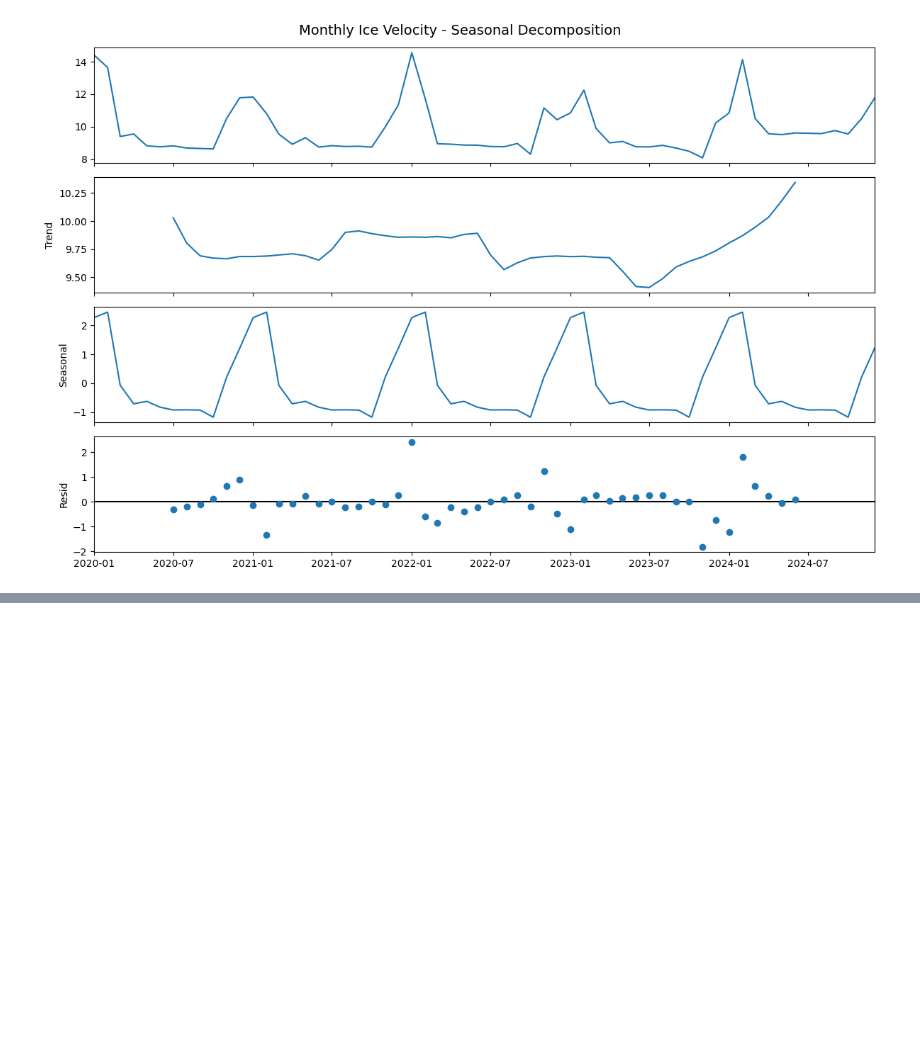
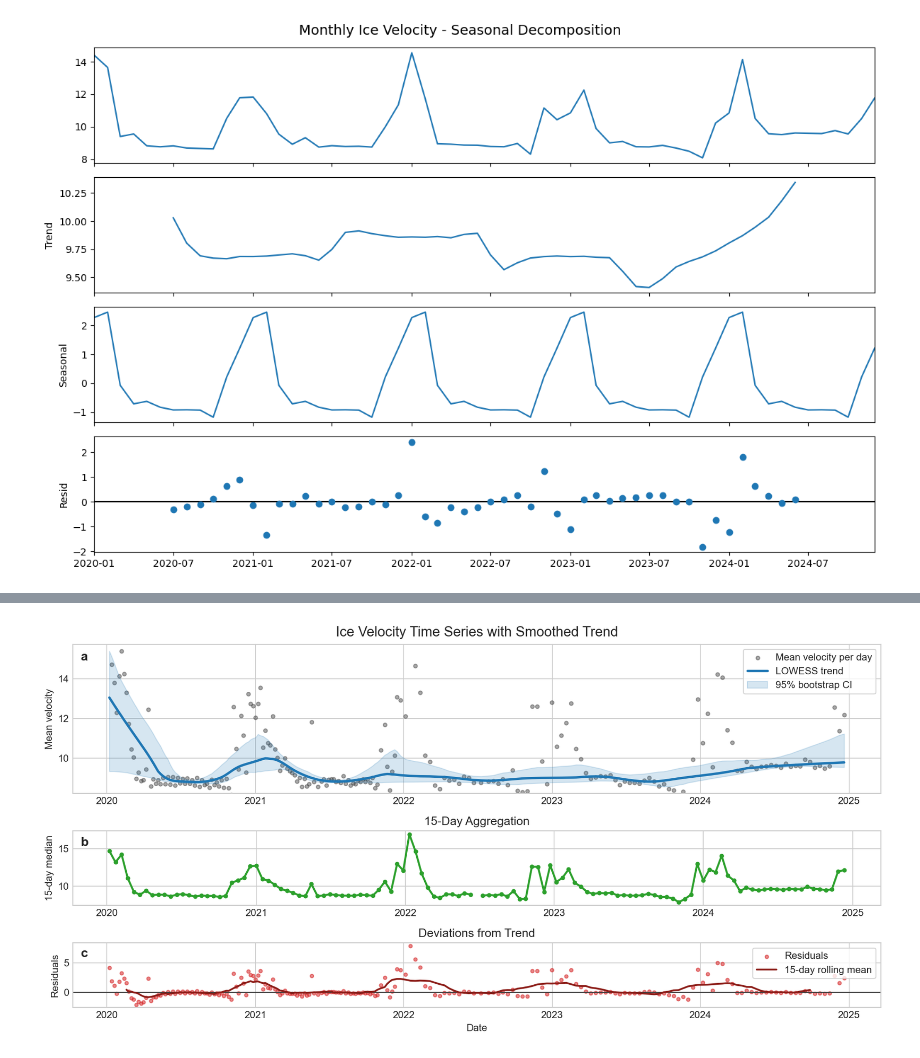
Before and after one commit to MoritzRath/geopy_final, a Jupyter notebook: Rath_geopy_final.ipynb, the cells around one changed output, grey strips where cells are left out. Saved outputs shown, nothing was run; the diff lists cells and outputs as text; code cells hidden in the pictures; blank space fills up the shorter version.

```diff
--- a/Rath_geopy_final.ipynb
+++ b/Rath_geopy_final.ipynb
@@ -426,0 +498,38 @@ plt.show()
+# %%
+plt.style.use("seaborn-v0_8-whitegrid")
+fig, axes = plt.subplots(3,1,figsize=(12,6), dpi=160, sharex=False, gridspec_kw={
+    "height_ratios": [3, 1.5, 1.3]
+})
+
+ax = axes[0]
+ax.scatter(y_daily.index, y, s=14, color="0.25", alpha=.45, label="Mean velocity per day")
+ax.plot(num2date(x_fit), y_fit, color="#1f77b4", lw=2.4, label="LOWESS trend")
+ax.fill_between(num2date(x_fit), lower, upper, color="#1f77b4", alpha=.18, label="95% bootstrap CI")
+ax.set_ylabel("Mean velocity")
+ax.set_title("Ice Velocity Time Series with Smoothed Trend", fontsize=14, pad=8)
+ax.legend(frameon=True, fontsize=10, loc="upper right")
+ax.text(.01, .95, "a", transform=ax.transAxes, fontsize=13, fontweight="bold",va="top")
+
+ax = axes[1]
+ax.plot(ts_15.index, ts_15.values, color="#2ca02c", lw=2.0, marker="o", markersize=3.5)
+ax.set_ylabel("15-day median")
+ax.set_title("15-Day Aggregation", fontsize=12, pad=6)
+ax.text(0.01, 0.92, "b", transform=ax.transAxes, fontsize=13, fontweight="bold", va="top")
+
+ax = axes[2]
+ax.axhline(0, color="0.25", lw=1)
+ax.scatter(y_daily.index, resid, s=12, color="#d62728", alpha=.55, label="Residuals")
+ax.plot(
+    y_daily.index,
+    pd.Series(resid, index=y_daily.index).rolling(15, center=True).mean(),
+    color="#8c1d18",lw=1.8, label="15-day rolling mean"
+)
+ax.set_ylabel("Residuals")
+ax.set_xlabel("Date")
+ax.set_title("Deviations from Trend", fontsize=12, pad=6)
+ax.legend(frameon=True, loc="upper right")
+ax.text(0.01, 0.92, "c", transform=ax.transAxes, fontsize=13, fontweight="bold", va="top")
+fig.tight_layout()
+plt.show()
+# %% [output]
+[figure, added]
```
Also changed, not shown: parts of 19 cells of this notebook, 1 other file.
